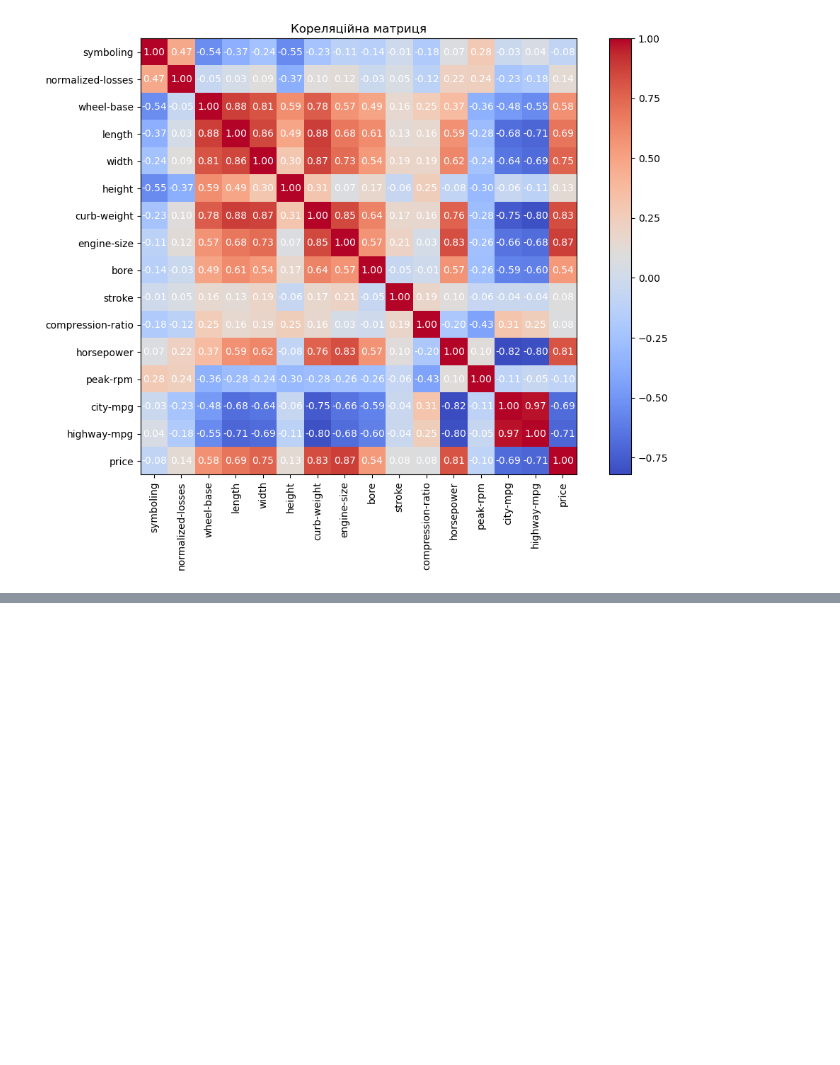
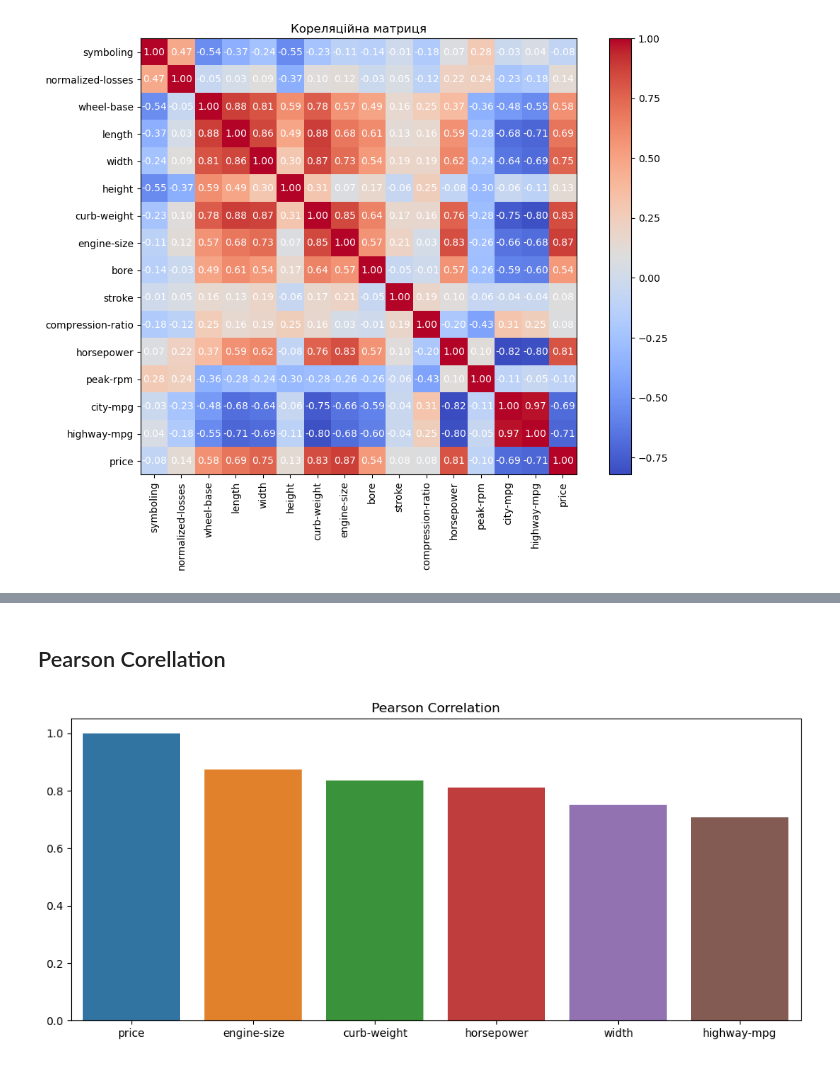
Before and after one commit to andrewshemchuk/DataScience, a Jupyter notebook: Lab3/Lab3.ipynb, the cells around one changed output, grey strips where cells are left out. Saved outputs shown, nothing was run; the diff lists cells and outputs as text; code cells hidden in the pictures; blank space fills up the shorter version.

```diff
--- a/Lab3/Lab3.ipynb
+++ b/Lab3/Lab3.ipynb
@@ -394,0 +213,22 @@ Feature Importance with Random Forest:
+# %%
+df_encoded = pd.get_dummies(df, columns=df.select_dtypes(include=['object']).columns, drop_first=True)
+
+X = df_encoded.drop(columns=['price'])
+y = df_encoded['price']
+# %% [markdown]
+## Pearson Corellation
+# %%
+correlation_scores = {}
+numerical_features = df_encoded.select_dtypes(include=np.number).columns
+for feature in numerical_features:
+    corr, _ = pearsonr(df_encoded[feature], y)
+    correlation_scores[feature] = abs(corr)
+
+corr_features = sorted(correlation_scores, key=correlation_scores.get, reverse=True)[:6]
+
+plt.figure(figsize=(12, 5))
+sns.barplot(x=corr_features, y=[correlation_scores[feature] for feature in corr_features])
+plt.title('Pearson Correlation')
+plt.show()
+# %% [output]
+[figure, added]
```
Also changed, not shown: parts of 13 cells of this notebook.
